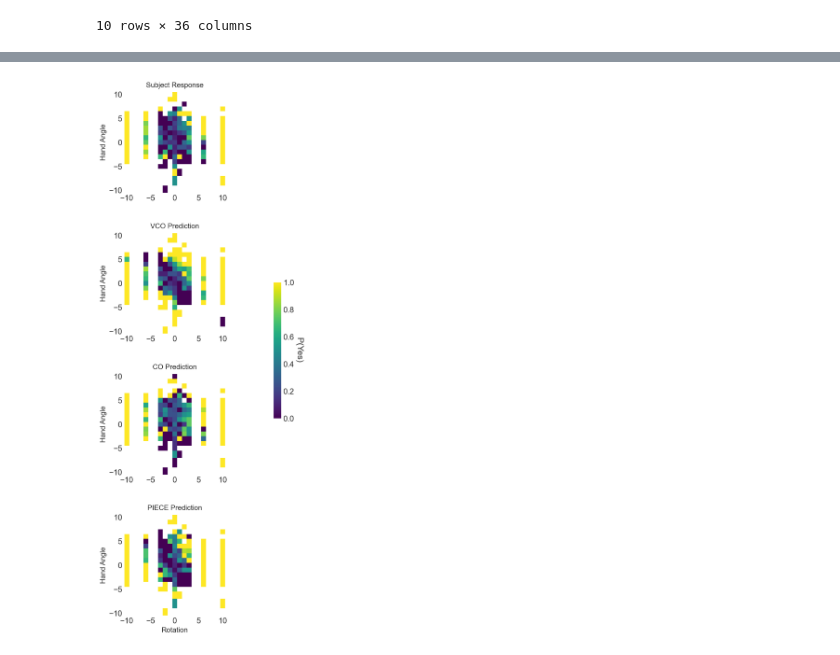
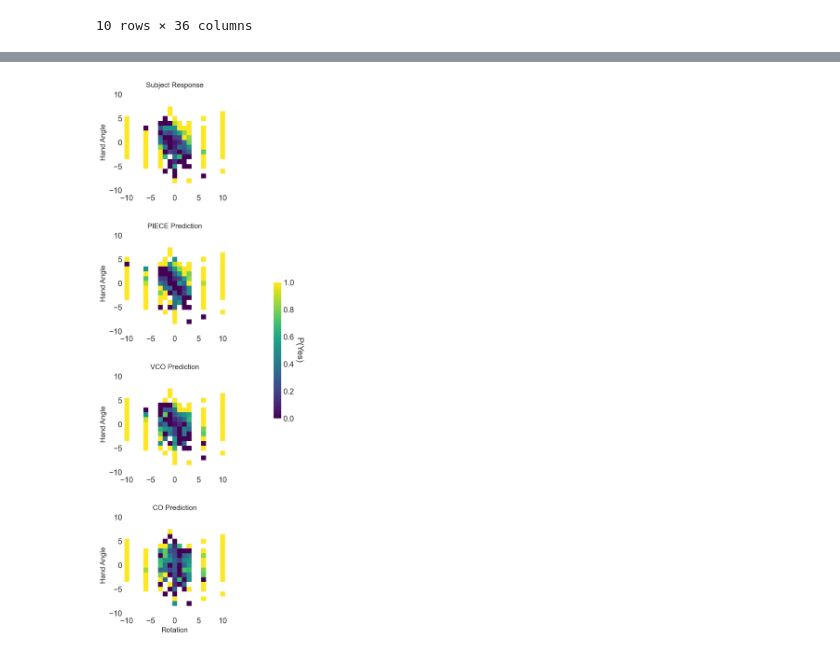
Before and after one commit to ccmlab-ubc/pertdetect-adapt, a Jupyter notebook: modeling/analyze-models.ipynb, the cells around one changed output, grey strips where cells are left out. Saved outputs shown, nothing was run; the diff lists cells and outputs as text; code cells hidden in the pictures.

```diff
--- a/modeling/analyze-models.ipynb
+++ b/modeling/analyze-models.ipynb
@@ -172,7 +246,7 @@ df_behav.head(10)
 10 rows × 36 columns
 # %%
 # Choose a sample subject
-subj_id = 13
+subj_id = 16
 sample_subj = df_behav.loc[(df_behav["SN"] == subj_id) & (df_behav["session"] == "adapt"), :].reset_index(drop=True)
 sigma_motor = sample_subj.loc[0, "sigma_motor_adapt"]
 
@@ -230,6 +304,8 @@ pert_indices = np.flatnonzero(sample_subj["pert_trial"])
 
 # Trim subject data frame to only adaptation trials
 df_trimmed = sample_subj.loc[pert_indices, :]
+SN = df_trimmed.loc[:, "SN"]
+rotation = df_trimmed.loc[:, "delta_xv"]
 
 # Create data frame with all perturbation trials
 df_plot = pd.DataFrame({
@@ -242,5 +318,7 @@ df_plot = pd.DataFrame({
     "adapt_co" : adapt_co,
     "xhat_piece" : xhat_piece[1::2],
     "adapt_piece" : adapt_piece,
+    "rotation" : rotation,
+    "SN" : SN
 })
 # %%
@@ -320,8 +427,8 @@ co_mat = co_mat.reindex(columns=uniform_rotation_steps)
 piece_mat = piece_mat.reindex(columns=uniform_rotation_steps)
 
 # Set up a list of your matrices and titles to loop through easily
-matrices = [subj_mat, vco_mat, co_mat, piece_mat]
-titles = ['Subject Response', 'VCO Prediction', 'CO Prediction', 'PIECE Prediction']
+matrices = [subj_mat, piece_mat, vco_mat, co_mat]
+titles = ['Subject Response','PIECE Prediction', 'VCO Prediction', 'CO Prediction']
 
 # Create a 4-row, 1-column layout that shares the X-axis across all plots
 fig, axes = plt.subplots(nrows=4, ncols=1, figsize=(6, 16))
@@ -350,32 +457,32 @@ for i, ax in enumerate(axes):
         ax.spines[spine].set_visible(False)
 
     # Hide the tiny tick lines but keep the numbers
     ax.tick_params(axis='both', which='both', length=0)
 
     # Appearance tuning
     ax.set_ylabel('Hand Angle', fontsize=12) # Set Y-label for each stacked panel
     ax.set_title(titles[i], fontsize=12, pad=8)
     ax.set_xlim(-10.5, 10.5)
     ax.set_xticks([-10, -5, 0, 5, 10])
     ax.set_ylim(-10.5, 10.5)  # Hard coded limits work natively!
     ax.set_yticks([-10, -5, 0, 5, 10])
 
-# CRITICAL FIX FOR SHAREX: Only add the X-axis label to the very bottom plot
+# Only add the X-axis label to the very bottom plot
 axes[-1].set_xlabel('Rotation', fontsize=12)
 # axes[-1].set_xticks([-10, -6, -3, -2, -1, 0, 1, 2, 3, 6, 10])
 
 # Add a single, shared colorbar on the right side of the vertical stack
 cbar_ax = fig.add_axes([0.85, 0.40, 0.03, 0.20])  # left, bottom, width, height
 cbar = fig.colorbar(mesh, cax=cbar_ax)
 cbar.set_label('P(Yes)', rotation=270, labelpad=15)
 
 # Clean up the colorbar borders and ticks
 cbar.outline.set_visible(False)
 cbar.ax.tick_params(length=0)
 
 # Adjust layout space vertically (hspace) so titles don't crash into the plot above them
 plt.subplots_adjust(right=0.80, hspace=0.4)
 
 plt.show()
 # %% [output]
-[figure, old version]
+[figure, new version]
```
Also changed, not shown: parts of 7 cells of this notebook, 4 other files.
